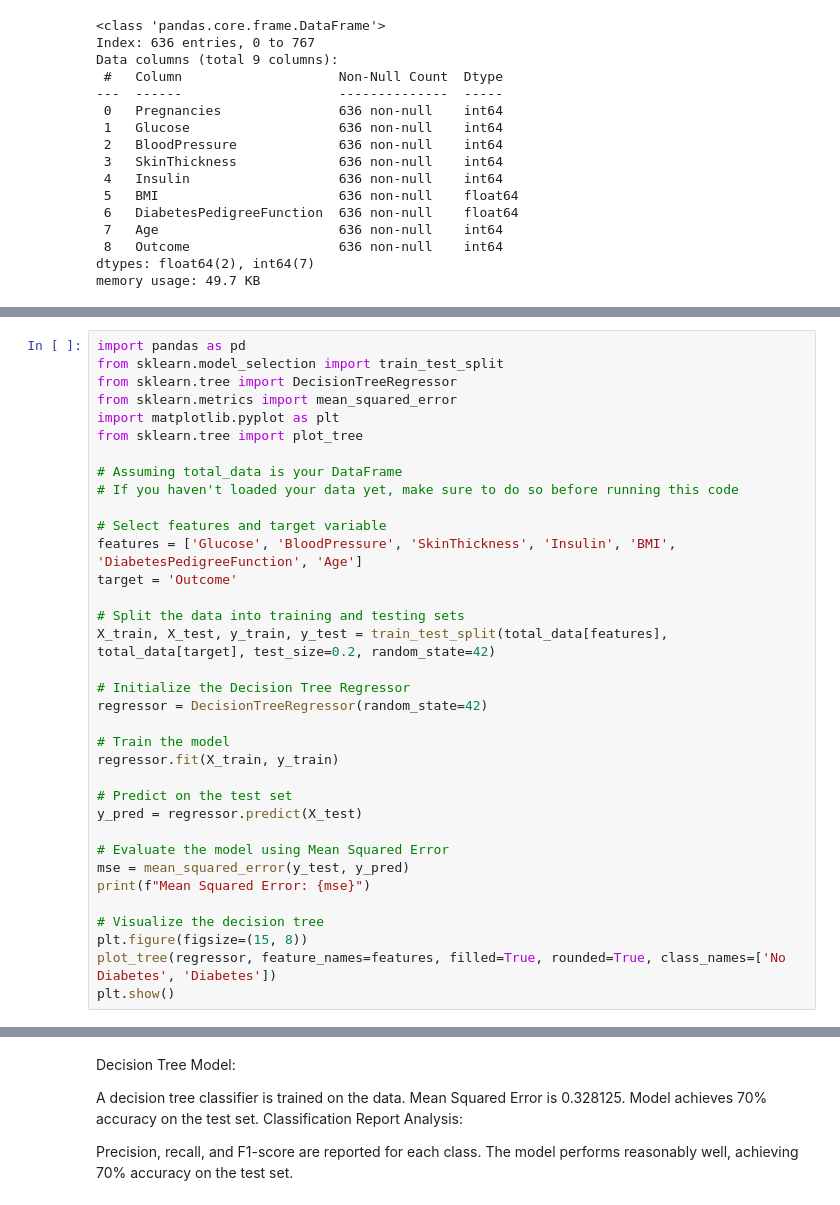
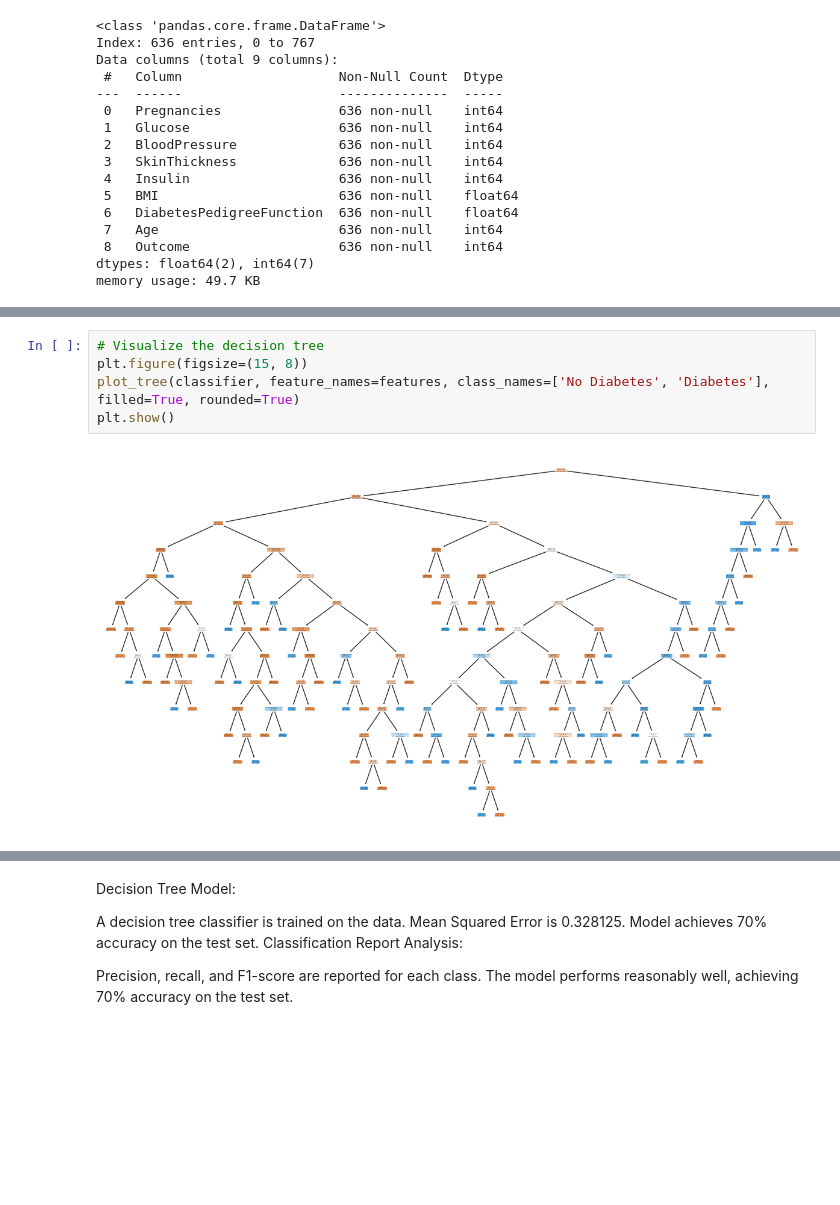
Before and after one commit to Munchkinland/Decision-Tree, a Jupyter notebook: src/explore.ipynb, the cells around one changed output, grey strips where cells are left out. Drawn from its saved outputs; the diff is of its cells as text; blank space fills up the shorter version.

```diff
--- a/src/explore.ipynb
+++ b/src/explore.ipynb
@@ -690,35 +1013,0 @@ Implementing decision tree
-# %%
-import pandas as pd
-from sklearn.model_selection import train_test_split
-from sklearn.tree import DecisionTreeRegressor
-from sklearn.metrics import mean_squared_error
-import matplotlib.pyplot as plt
-from sklearn.tree import plot_tree
-
-# Assuming total_data is your DataFrame
-# If you haven't loaded your data yet, make sure to do so before running this code
-
-# Select features and target variable
-features = ['Glucose', 'BloodPressure', 'SkinThickness', 'Insulin', 'BMI', 'DiabetesPedigreeFunction', 'Age']
-target = 'Outcome'
-
-# Split the data into training and testing sets
-X_train, X_test, y_train, y_test = train_test_split(total_data[features], total_data[target], test_size=0.2, random_state=42)
-
-# Initialize the Decision Tree Regressor
-regressor = DecisionTreeRegressor(random_state=42)
-
-# Train the model
-regressor.fit(X_train, y_train)
-
-# Predict on the test set
-y_pred = regressor.predict(X_test)
-
-# Evaluate the model using Mean Squared Error
-mse = mean_squared_error(y_test, y_pred)
-print(f"Mean Squared Error: {mse}")
-
-# Visualize the decision tree
-plt.figure(figsize=(15, 8))
-plot_tree(regressor, feature_names=features, filled=True, rounded=True, class_names=['No Diabetes', 'Diabetes'])
-plt.show()
@@ -727,0 +1014,7 @@ Mean Squared Error: 0.328125
+# %%
+# Visualize the decision tree
+plt.figure(figsize=(15, 8))
+plot_tree(classifier, feature_names=features, class_names=['No Diabetes', 'Diabetes'], filled=True, rounded=True)
+plt.show()
+# %% [output]
+[figure, added]
```
Also changed, not shown: parts of 53 cells of this notebook, 6 other files.
